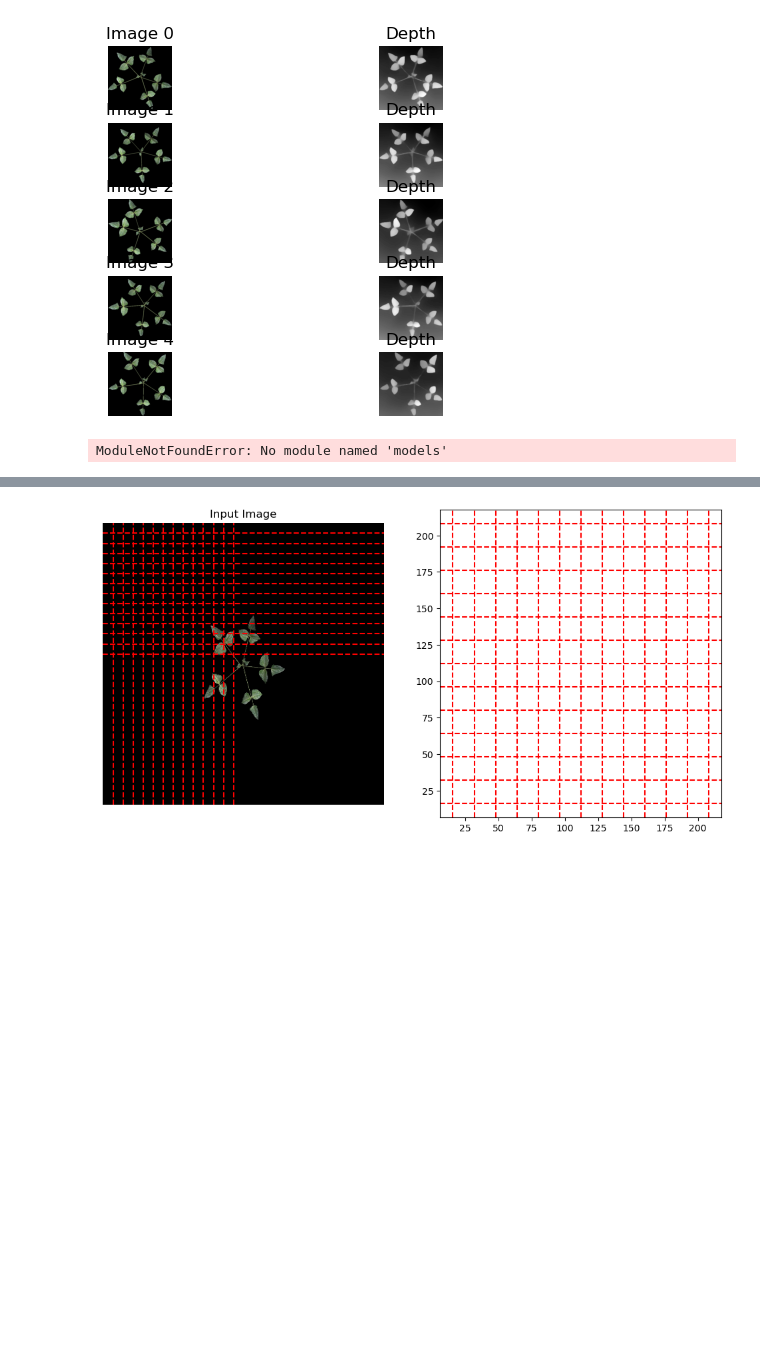
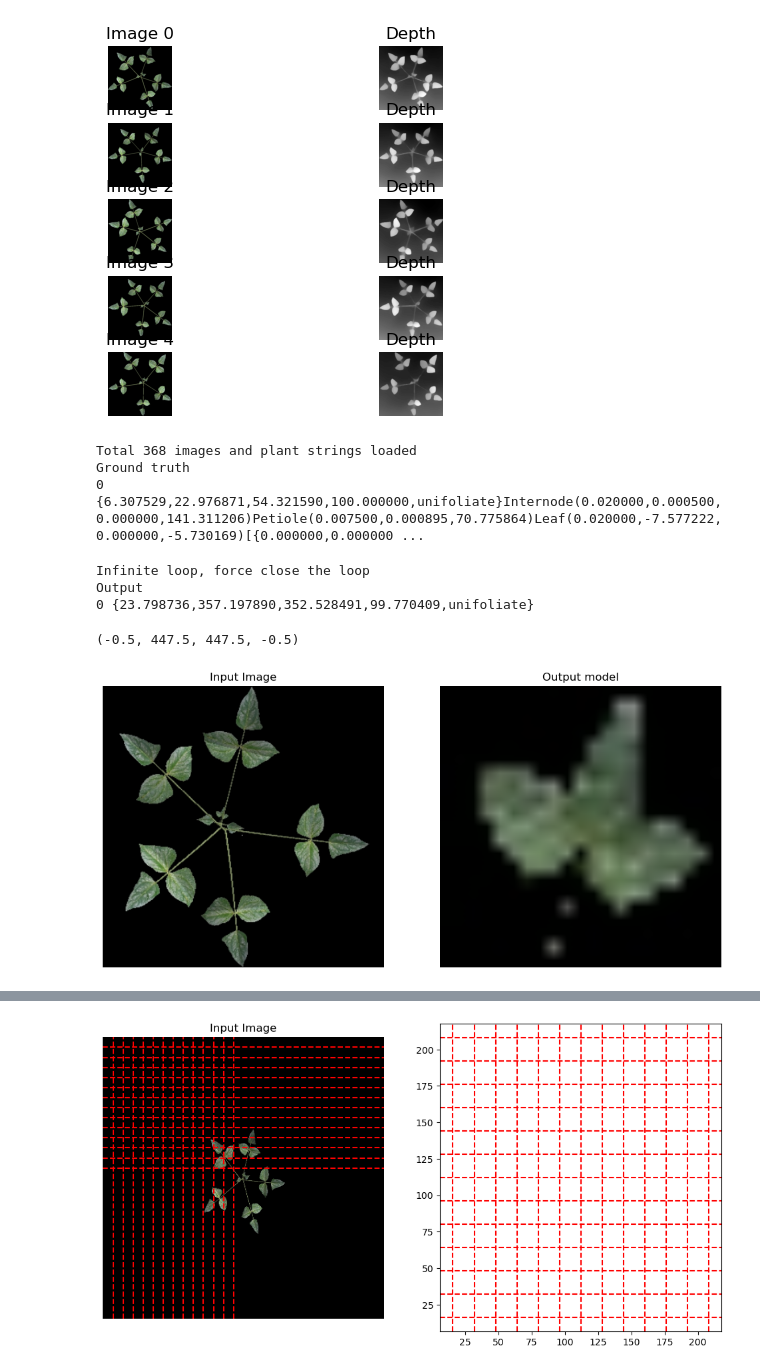
Before and after one commit to GEMINI-Breeding/Image2PlantArchitecture, a Jupyter notebook: src/evaluate.ipynb, the cells around one changed output, grey strips where cells are left out. Saved outputs shown, nothing was run; the diff lists cells and outputs as text; code cells hidden in the pictures; blank space fills up the shorter version.

```diff
--- a/src/evaluate.ipynb
+++ b/src/evaluate.ipynb
@@ -141,7 +140,7 @@ if 1:
     #img = cv2.cvtColor(img, cv2.COLOR_BGR2RGB)
     image_vis = img.astype(np.uint8)
     # plt.imshow(image_vis)
-    result = model.generate(image)
+    result = model.generate(image, max_len=10)
     # print(f"Example {idx}")
     # print(f"Input Structure: {token2vec(out.squeeze(0).tolist())}")
     # print(f"Input Token: {out.squeeze(0).tolist()}")
@@ -154,18 +153,24 @@ out = torch.tensor(out).to(device)
 ground_truth = out.squeeze(0).tolist()
 if 1:
     # Token to structure
-    plant_vec = token2vec(result, normalize=True)
+    plant_vec = token2vec(result)
     # print(plant_vec)
     # Plant vec to string
     plant_string = vec2string([plant_vec])
 else:
     # Token to structure
-    plant_vec = token2vec(ground_truth, normalize=True)
+    plant_vec = token2vec(ground_truth)
     # print(plant_vec)
     # Plant vec to string
     plant_string = vec2string([plant_vec])
 print("Output")
 print(plant_string)
+
+if 0:
+    # 그럼 실제로 Token loss 는 얼마야?
+    loss_mse = nn.MSELoss()
+    loss_mse = loss_mse(torch.tensor(result), torch.tensor(ground_truth[:-1]))
+    print(f"MSE Loss: {loss_mse}")
 
 # plant_vec to xml
 #xml_string = vec2xml(plant_vec)
@@ -183,32 +188,39 @@ with open(plant_string_file_name, "w") as f:
 from plantstring2model import plantstring2model
 from image_process import process_leaf_image
 import cv2
 import matplotlib.pyplot as plt
 p2m = plantstring2model(program_path="PlantString2Model/build",program_name="PlantString2Model",display=":11.0", height=1.0,background_path="essets/black.png" )
 
 # Run
 p2m.run(plantstring_path=os.path.abspath("plant_string.txt"))
 generated_image_path = "output/plant_string_top.jpeg"
 
 # Load the image
 img = cv2.imread(generated_image_path)
 leaf_area, plant_width, plant_height, leaf_img, _ = process_leaf_image(img,sqaure_crop=True, thr = 0.2)
 # Plot the processed image
 # plt.imshow(cv2.cvtColor(img, cv2.COLOR_BGR2RGB))
 
 
 # Plot the original and processed images
 fig, axes = plt.subplots(1, 2, figsize=(12, 6))
 
 # Original image
 axes[0].imshow(image_vis[:,:,0:3])
 axes[0].set_title("Input Image")
 axes[0].axis('off')
 
 # Processed image
-img = cv2.resize(img,(image_size,image_size))
+img = cv2.resize(leaf_img,(image_size,image_size))
 axes[1].imshow(cv2.cvtColor(img, cv2.COLOR_BGR2RGB))
 axes[1].set_title("Output model")
 axes[1].axis('off')
 # %% [output]
-ModuleNotFoundError: No module named 'models'
+Total 368 images and plant strings loaded
+Ground truth
+0 {6.307529,22.976871,54.321590,100.000000,unifoliate}Internode(0.020000,0.000500,0.000000,141.311206)Petiole(0.007500,0.000895,70.775864)Leaf(0.020000,-7.577222,0.000000,-5.730169)[{0.000000,0.000000 ...
+Infinite loop, force close the loop
+Output
+0 {23.798736,357.197890,352.528491,99.770409,unifoliate}
+(-0.5, 447.5, 447.5, -0.5)
+[figure, added]
```
Also changed, not shown: parts of 4 cells of this notebook, 7 other files.
